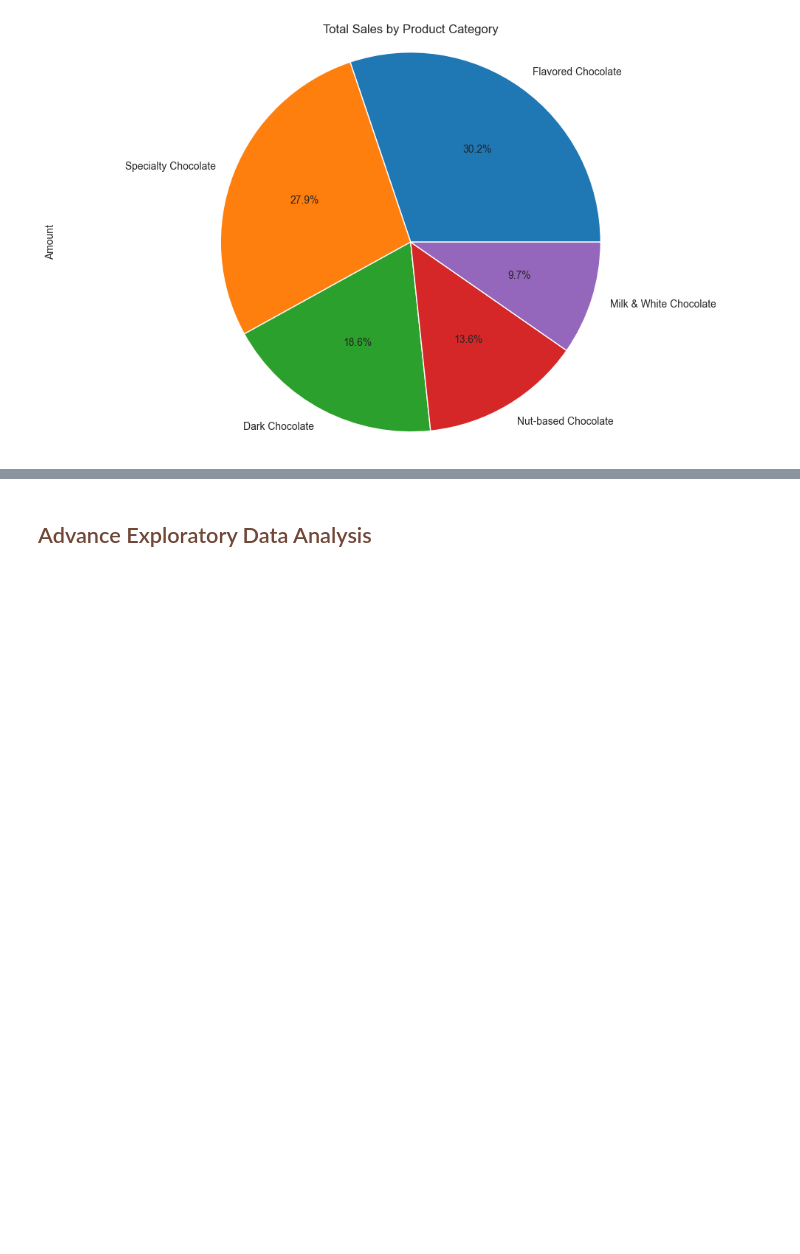
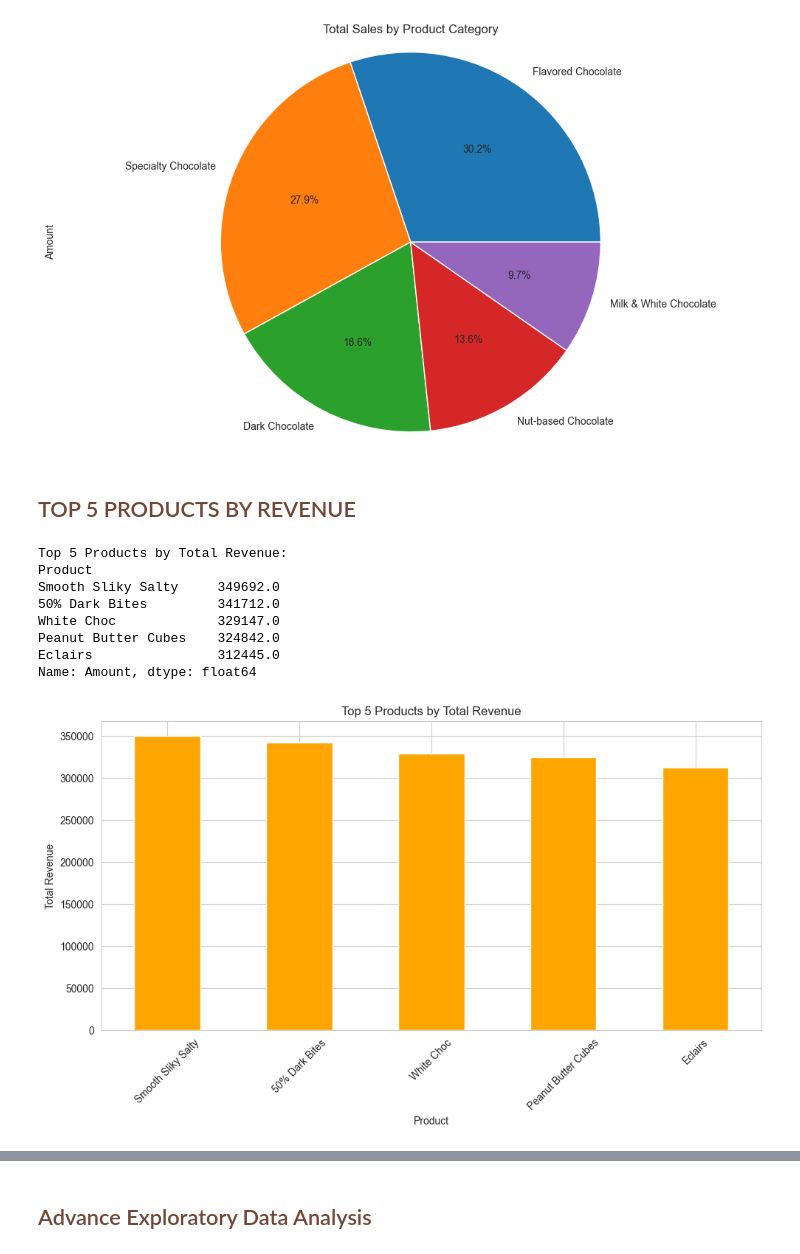
Before and after one commit to seldasen/Chocolate-Sales-Analysis, a Jupyter notebook: jupyter_notebooks/2. Sales Data Analysis.ipynb, the cells around one changed output, grey strips where cells are left out. Saved outputs shown, nothing was run; the diff lists cells and outputs as text; code cells hidden in the pictures; blank space fills up the shorter version.

```diff
--- a/jupyter_notebooks/2. Sales Data Analysis.ipynb
+++ b/jupyter_notebooks/2. Sales Data Analysis.ipynb
@@ -155,3 +155,30 @@ plt.tight_layout()
 plt.show()
 # %% [output]
 [figure]
+# %% [markdown]
+<h2 style='color:#714737;'> TOP 5 PRODUCTS BY REVENUE</h2>
+# %%
+# Top 5 Products by Total Revenue
+top_products = df.groupby('Product')['Amount'].sum().sort_values(ascending=False).head(5)
+print("\nTop 5 Products by Total Revenue:")
+print(top_products)
+
+# Plot Top 5 Products
+plt.figure(figsize=(10, 6))
+top_products.plot(kind='bar', color='orange')
+plt.title('Top 5 Products by Total Revenue')
+plt.xlabel('Product')
+plt.ylabel('Total Revenue')
+plt.xticks(rotation=45)
+plt.tight_layout()
+plt.show()
+# %% [output]
+Top 5 Products by Total Revenue:
+Product
+Smooth Sliky Salty     349692.0
+50% Dark Bites         341712.0
+White Choc             329147.0
+Peanut Butter Cubes    324842.0
+Eclairs                312445.0
+Name: Amount, dtype: float64
+[figure, added]
```
Also changed, not shown: parts of 42 cells of this notebook.
